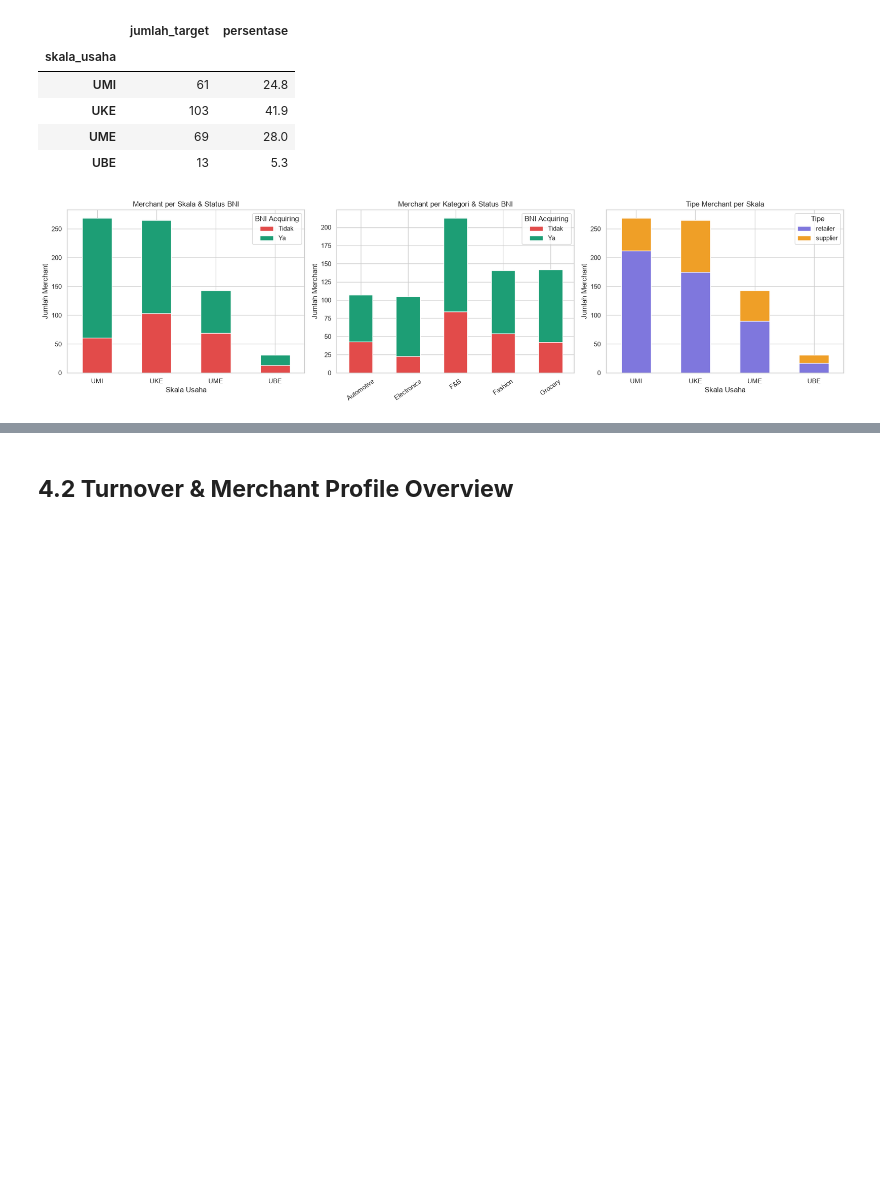
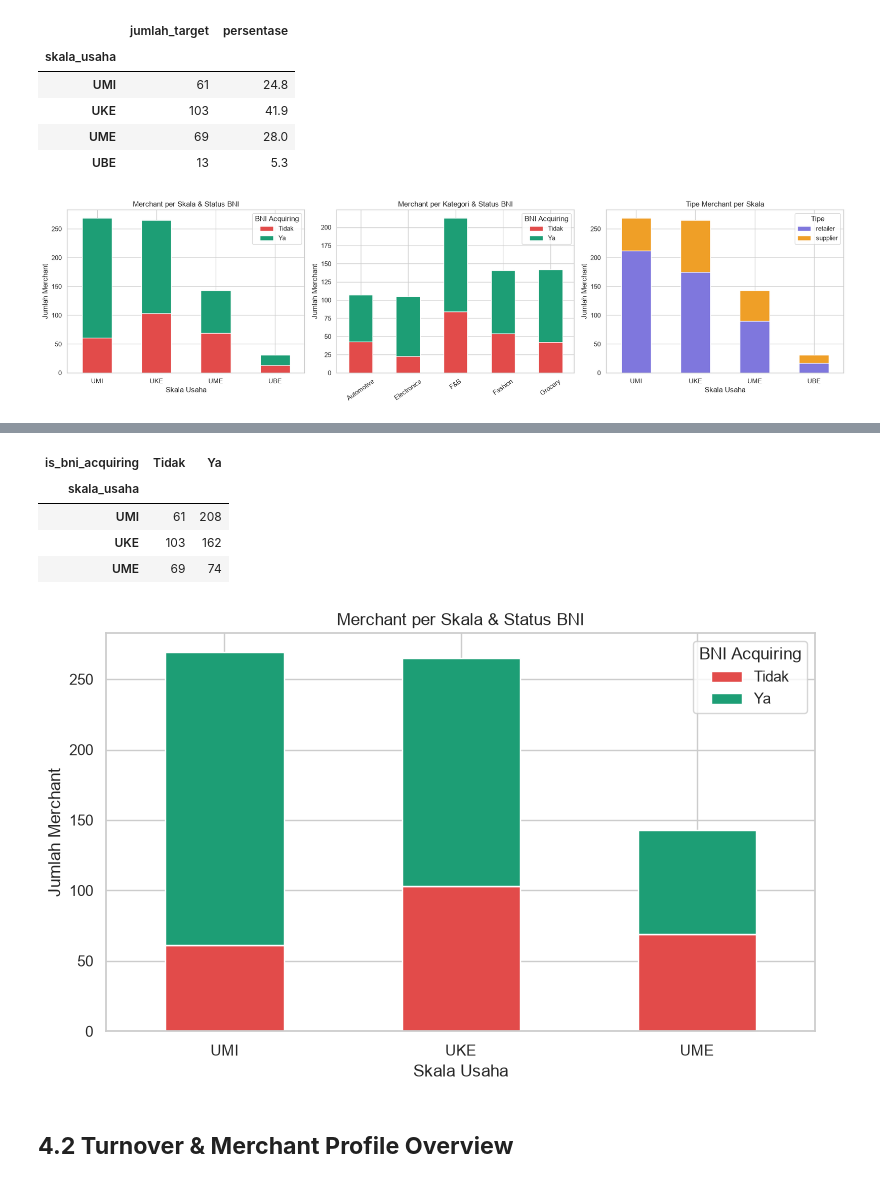
Before and after one commit to bagaskoroah/merchant-analytics-trial, a Jupyter notebook: notebooks/01_eda_cleaning.ipynb, the cells around one changed output, grey strips where cells are left out. Cells and saved outputs as stored; diff of their text form; code cells hidden in the pictures; blank space fills up the shorter version.

```diff
--- a/notebooks/01_eda_cleaning.ipynb
+++ b/notebooks/01_eda_cleaning.ipynb
@@ -807,3 +838,39 @@ plt.show()
+# %%
+SCALE_ORDER = ["UMI", "UKE", "UME"]
+
+scale_status = (
+    pd.crosstab(
+        merchants_clean["skala_usaha"],
+        merchants_clean["is_bni_acquiring"],
+    )
+    .reindex(index=SCALE_ORDER, fill_value=0)
+    .reindex(columns=["Tidak", "Ya"], fill_value=0)
+)
+
+display(scale_status)
+
+ax = scale_status.plot(
+    kind="bar",
+    stacked=True,
+    color=["#E24B4A", "#1D9E75"],
+    figsize=(8, 5),
+)
+
+ax.set_title("Merchant per Skala & Status BNI")
+ax.set_xlabel("Skala Usaha")
+ax.set_ylabel("Jumlah Merchant")
+ax.legend(title="BNI Acquiring")
+ax.tick_params(axis="x", rotation=0)
+
+plt.tight_layout()
+plt.show()
+# %% [output]
+| is_bni_acquiring | Tidak | Ya |
+| skala_usaha |  |  |
+| UMI | 61 | 208 |
+| UKE | 103 | 162 |
+| UME | 69 | 74 |
+[figure, added]
 # %% [markdown]
 ## **4.2 Turnover & Merchant Profile Overview**
 # %%
```
Also changed, not shown: parts of 20 cells of this notebook, 3 other files.
